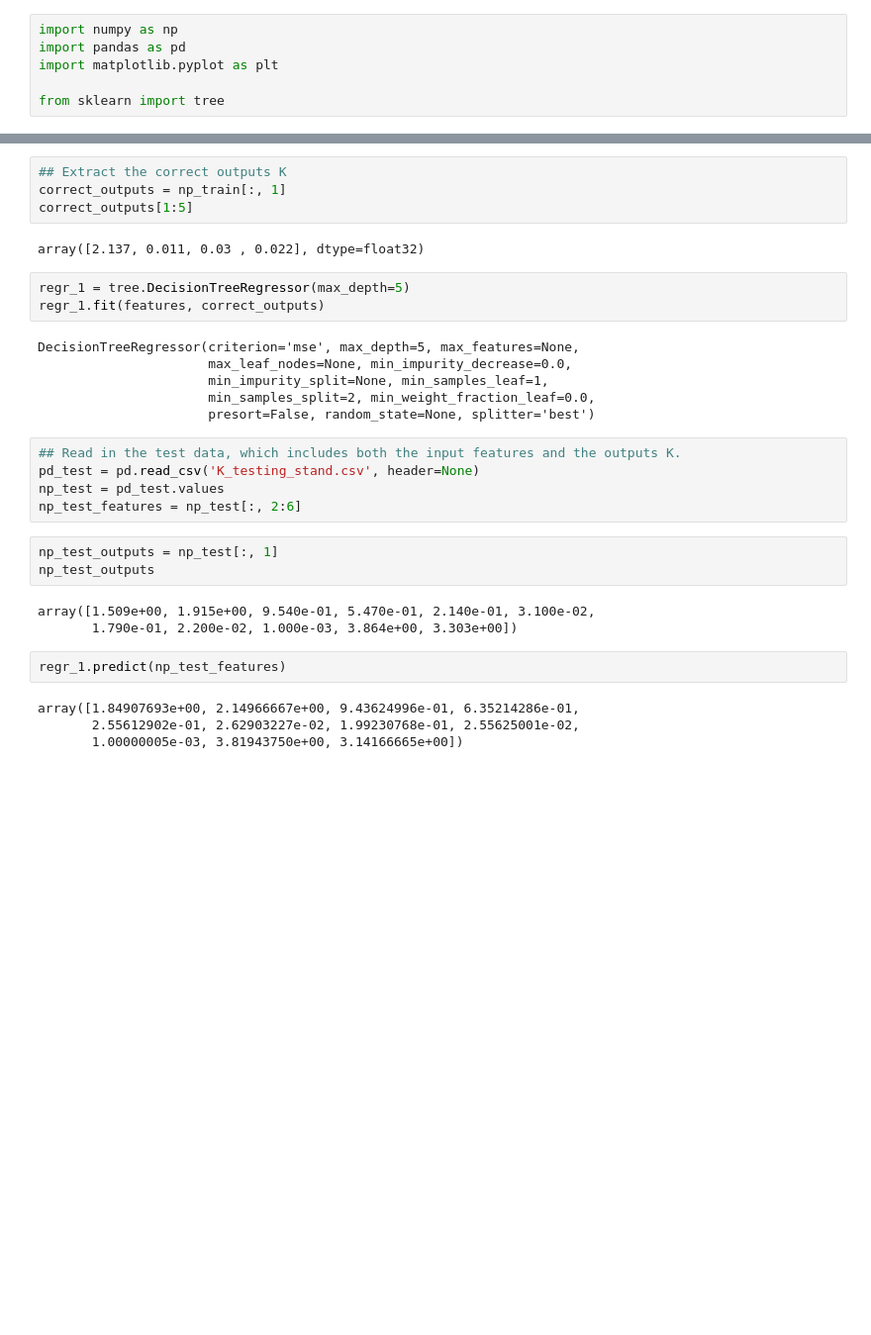
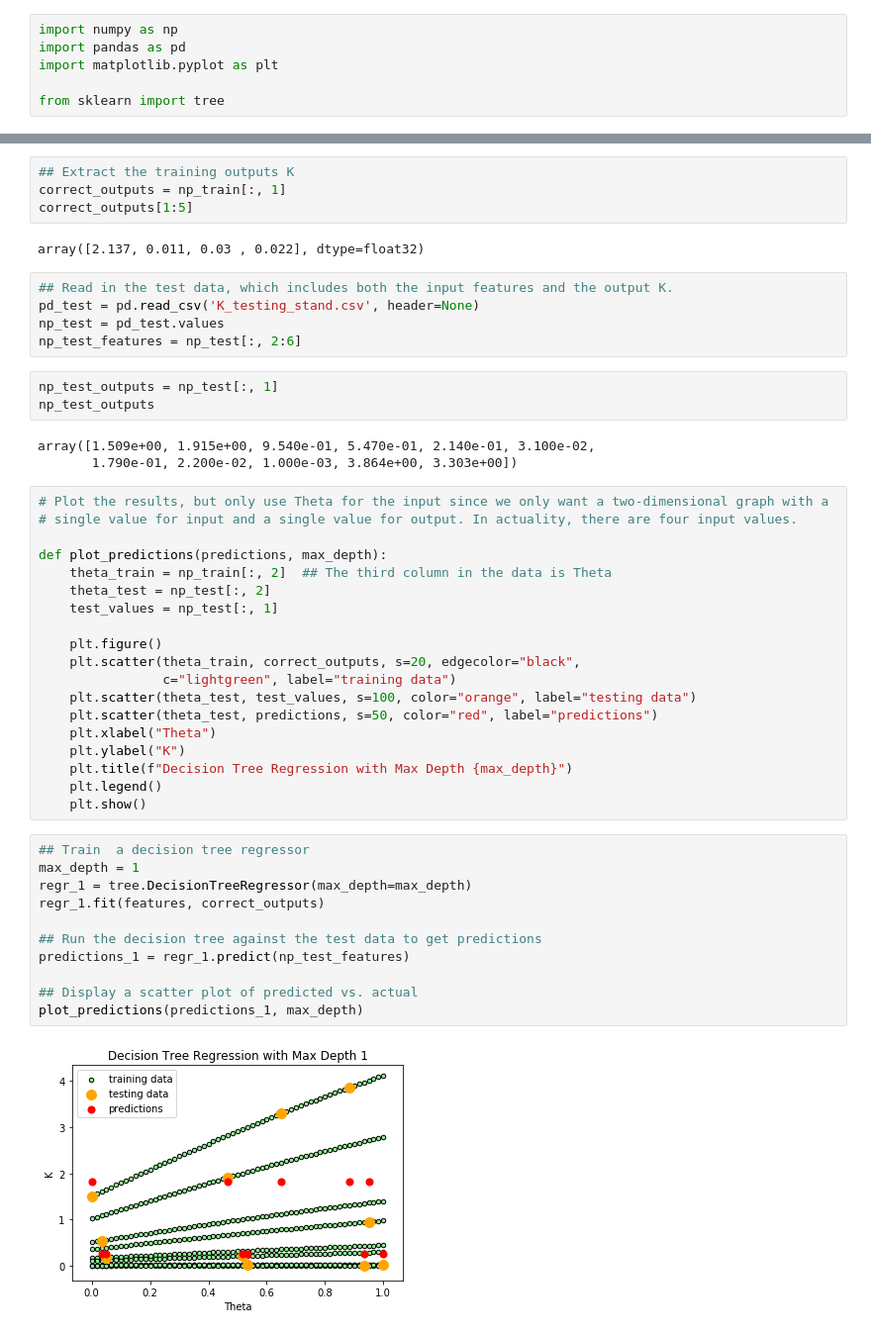
Before and after one commit to tz-earl/K-values-machine-model, a Jupyter notebook: K-values-decision-tree-regressor.ipynb, the cells around one changed output, grey strips where cells are left out. Shown at 99% size. Drawn from its saved outputs; the diff is of its cells as text; blank space fills up the shorter version.

Commit message:
Add multiple decision tree models and scatter plots

```diff
--- a/K-values-decision-tree-regressor.ipynb
+++ b/K-values-decision-tree-regressor.ipynb
@@ -60,22 +60,13 @@ array([[0.9333461 , 1.        , 1.        , 1.        ],
        [0.91663486, 1.        , 1.        , 0.        ],
        [0.3666635 , 0.        , 0.        , 0.        ]], dtype=float32)
 # %%
-## Extract the correct outputs K
+## Extract the training outputs K
 correct_outputs = np_train[:, 1]
 correct_outputs[1:5]
 # %% [output]
 array([2.137, 0.011, 0.03 , 0.022], dtype=float32)
-# %%
-regr_1 = tree.DecisionTreeRegressor(max_depth=5)
-regr_1.fit(features, correct_outputs)
-# %% [output]
-DecisionTreeRegressor(criterion='mse', max_depth=5, max_features=None,
-                      max_leaf_nodes=None, min_impurity_decrease=0.0,
-                      min_impurity_split=None, min_samples_leaf=1,
-                      min_samples_split=2, min_weight_fraction_leaf=0.0,
-                      presort=False, random_state=None, splitter='best')
 # %%
-## Read in the test data, which includes both the input features and the outputs K.
+## Read in the test data, which includes both the input features and the output K.
 pd_test = pd.read_csv('K_testing_stand.csv', header=None)
 np_test = pd_test.values
 np_test_features = np_test[:, 2:6]
@@ -85,9 +76,35 @@ np_test_outputs
 # %% [output]
 array([1.509e+00, 1.915e+00, 9.540e-01, 5.470e-01, 2.140e-01, 3.100e-02,
        1.790e-01, 2.200e-02, 1.000e-03, 3.864e+00, 3.303e+00])
-# %%
-regr_1.predict(np_test_features)
-# %% [output]
-array([1.84907693e+00, 2.14966667e+00, 9.43624996e-01, 6.35214286e-01,
-       2.55612902e-01, 2.62903227e-02, 1.99230768e-01, 2.55625001e-02,
-       1.00000005e-03, 3.81943750e+00, 3.14166665e+00])
+# %%
+# Plot the results, but only use Theta for the input since we only want a two-dimensional graph with a
+# single value for input and a single value for output. In actuality, there are four input values.
+
+def plot_predictions(predictions, max_depth):
+    theta_train = np_train[:, 2]  ## The third column in the data is Theta
+    theta_test = np_test[:, 2]
+    test_values = np_test[:, 1]
+
+    plt.figure()
+    plt.scatter(theta_train, correct_outputs, s=20, edgecolor="black",
+                c="lightgreen", label="training data")
+    plt.scatter(theta_test, test_values, s=100, color="orange", label="testing data")
+    plt.scatter(theta_test, predictions, s=50, color="red", label="predictions")
+    plt.xlabel("Theta")
+    plt.ylabel("K")
+    plt.title(f"Decision Tree Regression with Max Depth {max_depth}")
+    plt.legend()
+    plt.show()
+# %%
+## Train  a decision tree regressor
+max_depth = 1
+regr_1 = tree.DecisionTreeRegressor(max_depth=max_depth)
+regr_1.fit(features, correct_outputs)
+
+## Run the decision tree against the test data to get predictions
+predictions_1 = regr_1.predict(np_test_features)
+
+## Display a scatter plot of predicted vs. actual
+plot_predictions(predictions_1, max_depth)
+# %% [output]
+[figure, added]
```
Also changed, not shown: parts of 7 cells of this notebook.
